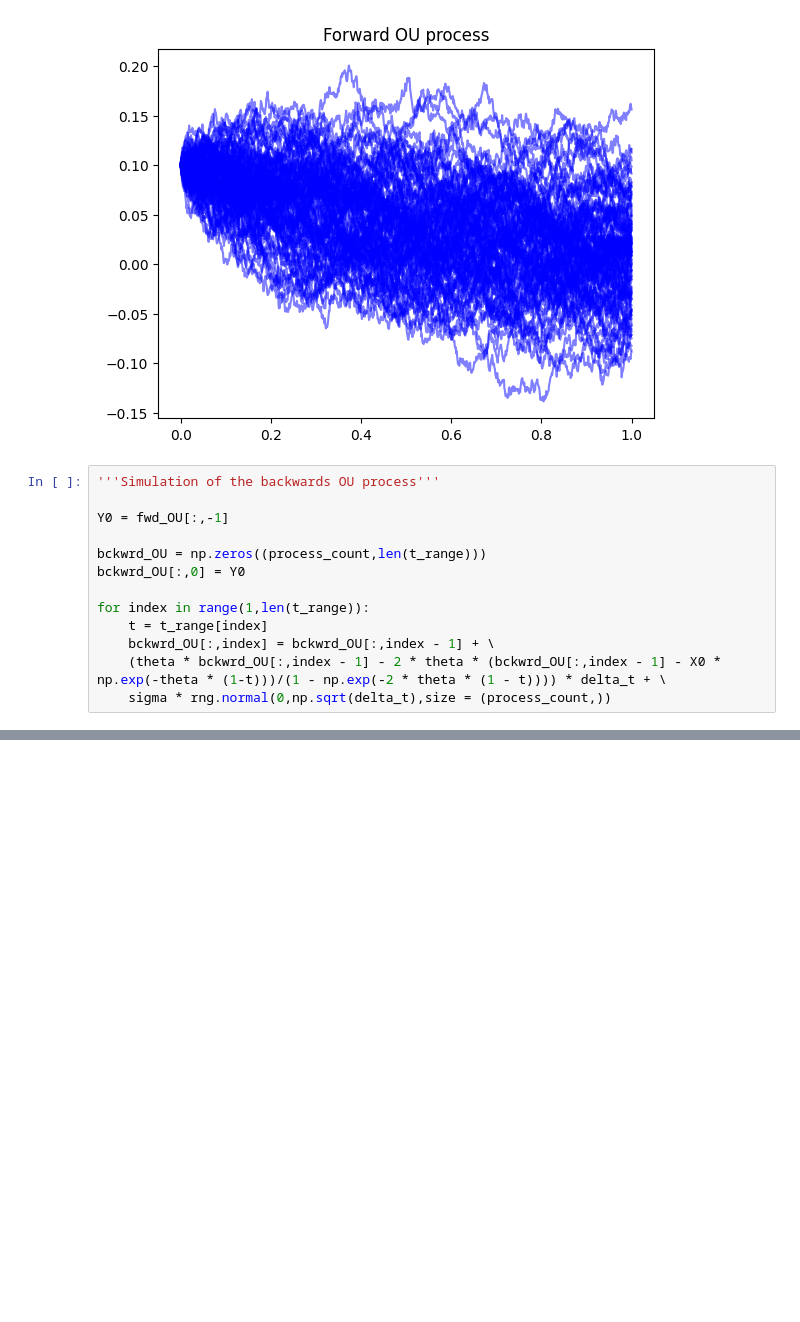
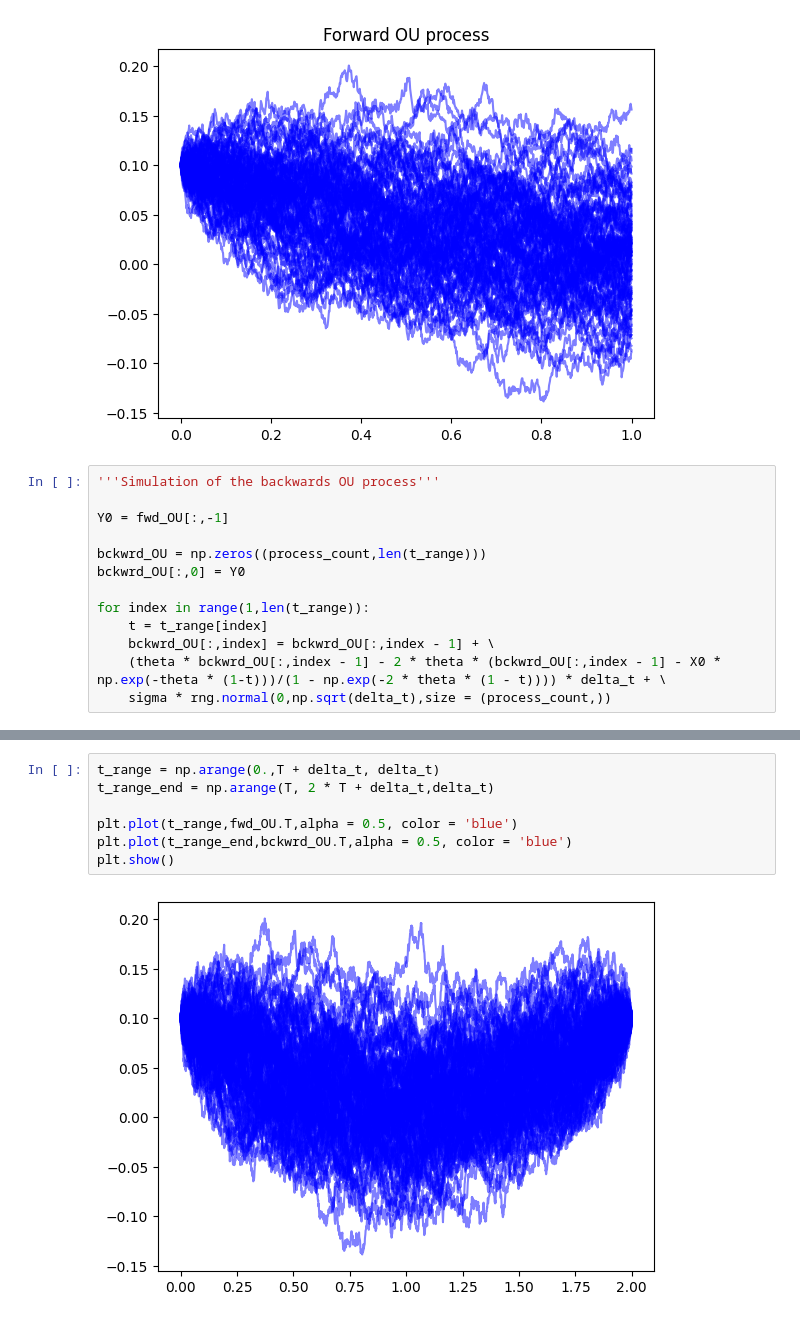
Before and after one commit to Averydx/bayesian_inf, a Jupyter notebook: ou_process_reversal.ipynb, the cells around one changed output, grey strips where cells are left out. Cells and saved outputs as stored; diff of their text form; blank space fills up the shorter version.

```diff
--- a/ou_process_reversal.ipynb
+++ b/ou_process_reversal.ipynb
@@ -90 +58,10 @@ plt.plot(t_range,bckwrd_OU.T,alpha = 0.5, color = 'blue')
 [figure]
+# %%
+t_range = np.arange(0.,T + delta_t, delta_t)
+t_range_end = np.arange(T, 2 * T + delta_t,delta_t)
+
+plt.plot(t_range,fwd_OU.T,alpha = 0.5, color = 'blue')
+plt.plot(t_range_end,bckwrd_OU.T,alpha = 0.5, color = 'blue')
+plt.show()
+# %% [output]
+[figure, added]
```
Also changed, not shown: parts of 2 cells of this notebook, 7 other files.
